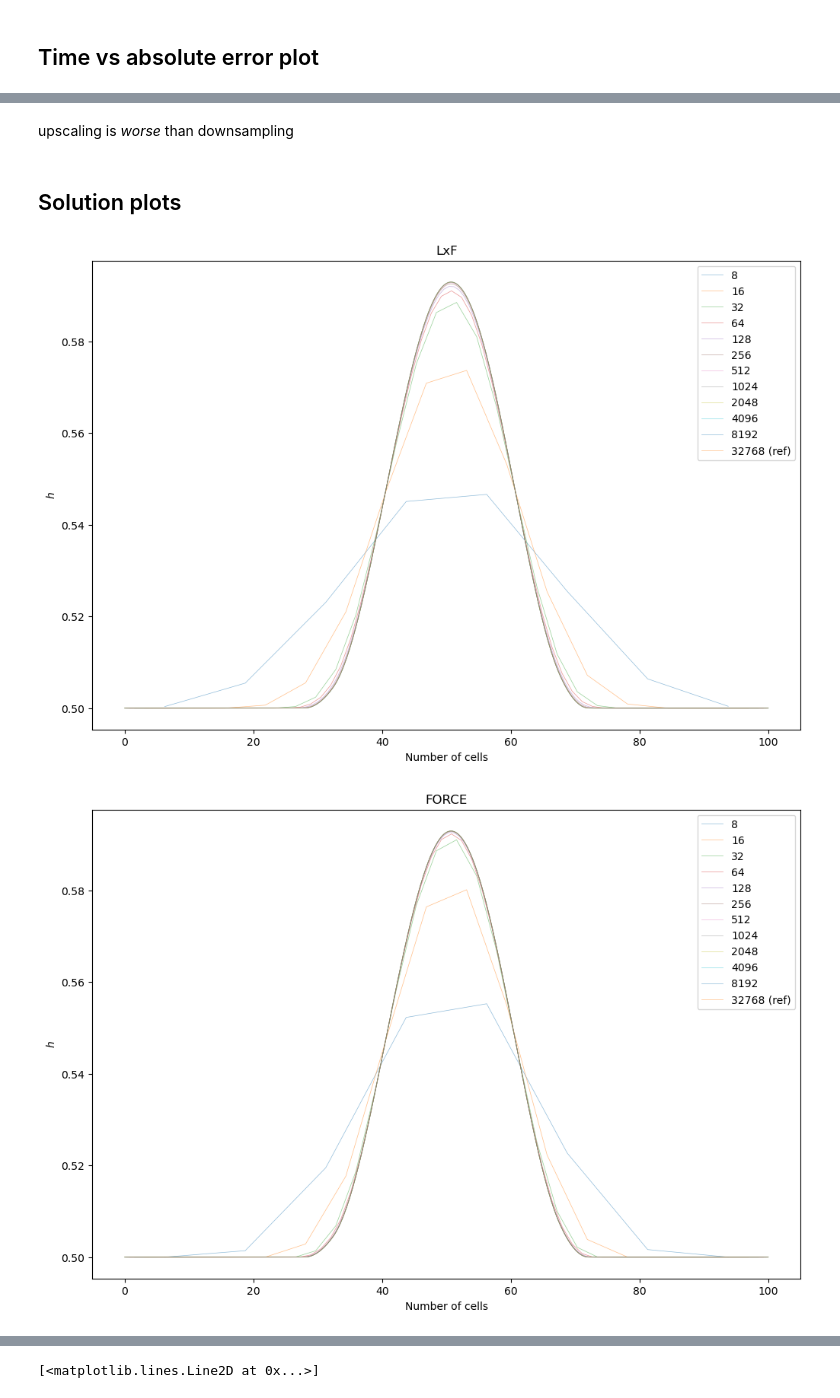
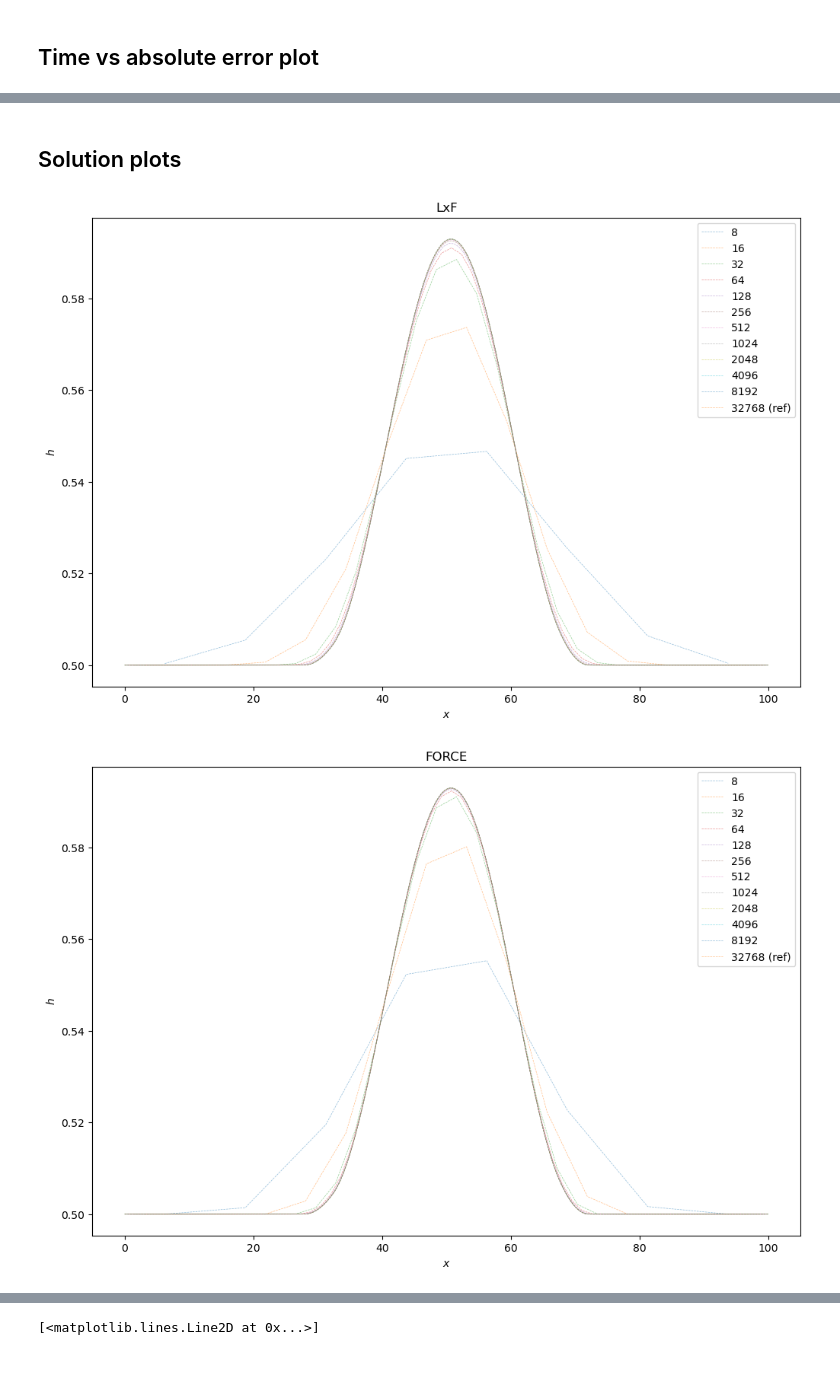
Before and after one commit to aadi-bh/FiniteVolumeGPU, a Jupyter notebook: TimeToSolutionSmooth1D.ipynb, the cells around one changed output, grey strips where cells are left out. Cells and saved outputs as stored; diff of their text form; code cells hidden in the pictures; blank space fills up the shorter version.

```diff
--- a/TimeToSolutionSmooth1D.ipynb
+++ b/TimeToSolutionSmooth1D.ipynb
@@ -332,3 +348,17 @@ plt.title("Seconds per timestep")
 miscPlotting.save_figure(fig, "seconds_per_timestep")
 # %% [output]
 [figure]
+# %%
+import miscPlotting
+import importlib
+importlib.reload(miscPlotting)
+fig = plt.figure()
+
+miscPlotting.setBwStyles(fig.gca())
+for i, simulator in enumerate(simulators):
+    plt.semilogx(width/ds, longsim_elapsed_time[i,:], label = simulator.__name__)
+    plt.xlabel("$\Delta x$")
+    plt.ylabel("Seconds spent")
+plt.legend()
+plt.title(f"Time for {MAX_NT} timesteps")
+miscPlotting.save_figure(fig, "longtime_spent")
@@ -393,7 +400,7 @@ plt.title("Computing time vs absolute error")
 for i, simulator in enumerate(simulators):
     plt.loglog(sim_errors[i,:], secs_per_timestep[i,:] * sim_nt[i,:], label = simulator.__name__)
     plt.xlabel("L1 error")
-    plt.ylabel("seconds")
+    plt.ylabel("seconds (average time per step $\\times$ number of steps)")
 
 plt.legend()
 miscPlotting.save_figure(fig, "time_to_solution")
@@ -404,26 +408,0 @@ miscPlotting.save_figure(fig, "time_to_solution")
-# %%
-import miscPlotting
-import importlib
-importlib.reload(miscPlotting)
-
-simulator = LxF.LxF
-nx = 32
-datafilename = gen_filename(simulator, nx)
-with np.load(datafilename) as data:
-    h = data['h'].astype(np.float128)
-datafilename = gen_filename(simulator, ref_nx)
-with np.load(datafilename) as data:
-    h_ref = data['h'].astype(np.float128)
-h_upscaled = InitialConditions.upscale(h, ref_nx/nx, 1)
-h_ref_downsampled = InitialConditions.downsample(h_ref, ref_nx/nx, 1)
-
-x1 = np.linspace(0, 1, nx)
-x2 = np.linspace(0, 1, ref_nx)
-plt.plot(x1, h[0], 'o', label='h', ls=None)
-plt.plot(x1, h_ref_downsampled[0], 'o', label='h_ref_downsampled', ls=None)
-plt.legend()
-plt.show()
-plt.plot(x2, h_upscaled[0], label='h_upscaled')
-plt.plot(x2, h_ref[0], label='h_ref')
-plt.legend()
-plt.show()
@@ -433,24 +409,22 @@ plt.show()
-# %% [markdown]
- upscaling is _worse_ than downsampling
 # %% [markdown]
 ## Solution plots
 # %%
 import miscPlotting
 import importlib
 importlib.reload(miscPlotting)
 
 for i, simulator in enumerate(simulators):
     fig = plt.figure()
     # miscPlotting.setBwStyles(fig.gca())
     for j, nx in enumerate(domain_sizes):
 #        fig.set_prop_cycle(cycler('color', miscPlotting.sns.color_palette()))
         miscPlotting.plot_solution(simulator, nx, label=str(nx), marker=None, lw=0.5, alpha=0.5)
     miscPlotting.plot_solution(simulator, ref_nx, label=str(ref_nx) +" (ref)", marker=None, lw=0.5, alpha=0.5)
-    plt.xlabel("Number of cells")
+    plt.xlabel("$x$")
     plt.ylabel("$h$")
     plt.legend()
     plt.title(simulator.__name__)
     miscPlotting.save_figure(fig, f" solution_{simulator.__name__}")
 # %% [output]
-[figure, old version]
+[figure, new version]
-[figure, old version]
+[figure, new version]
```
Also changed, not shown: parts of 12 cells of this notebook.
